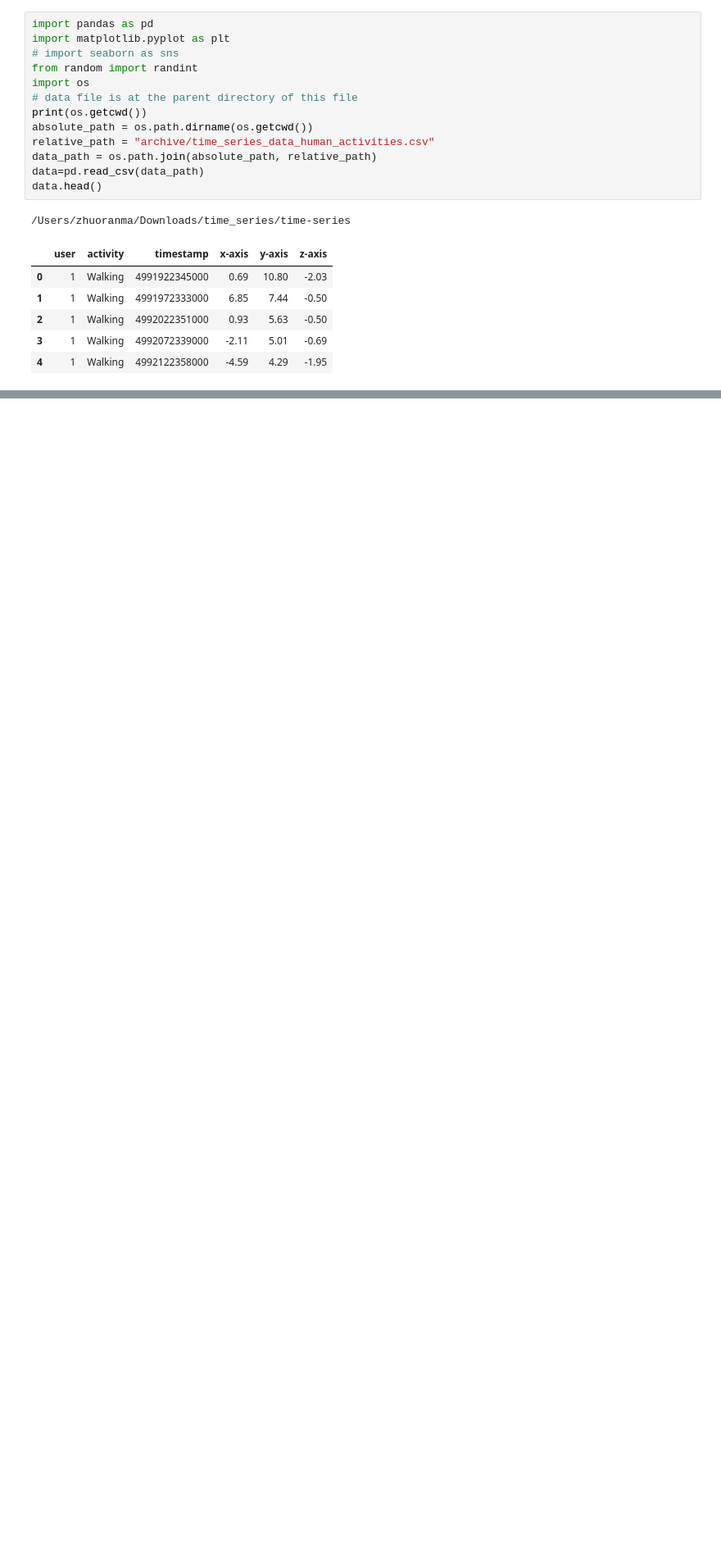
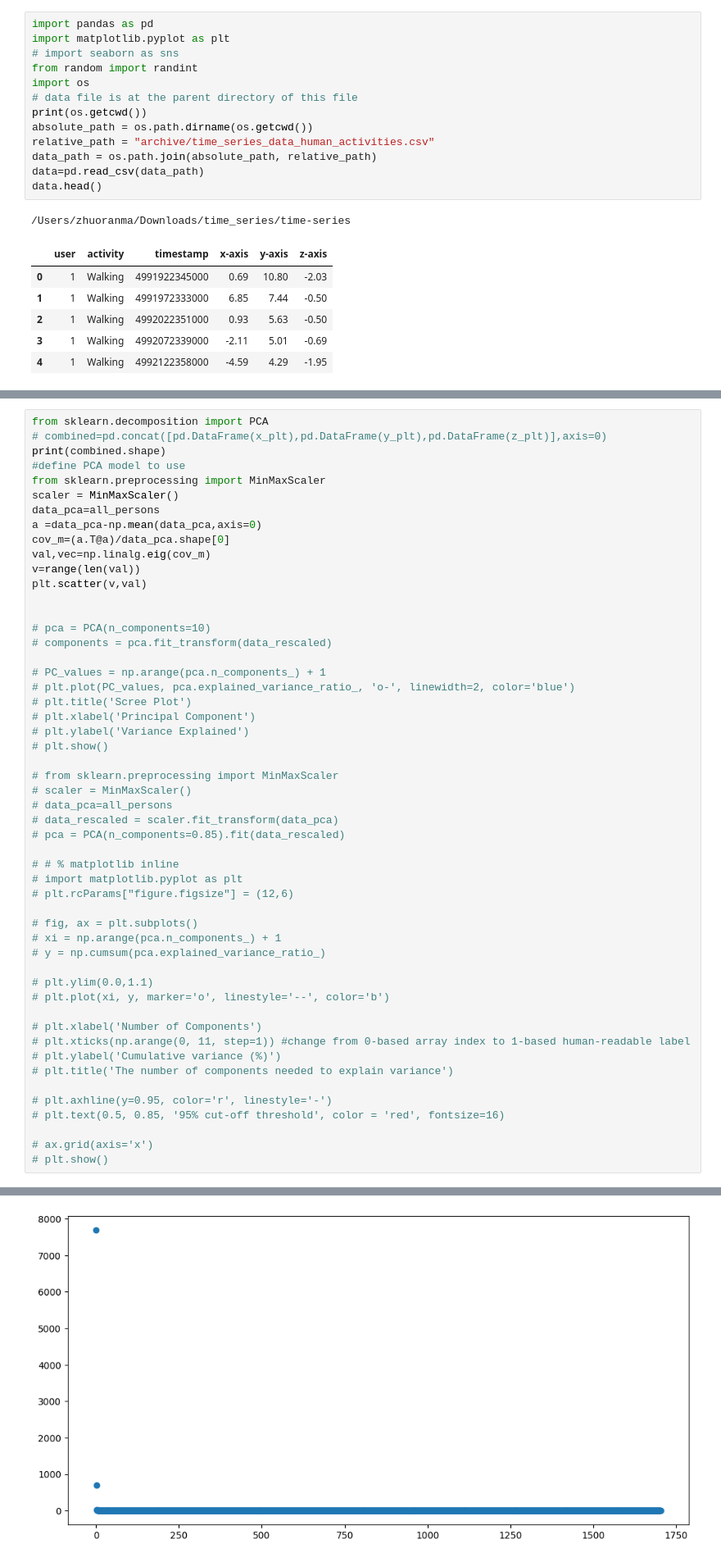
Before and after one commit to sarahtwystian/time-series, a Jupyter notebook: ACF_plot.ipynb, the cells around one changed output, grey strips where cells are left out. Shown at 82% size. Drawn from its saved outputs; the diff is of its cells as text; blank space fills up the shorter version.

```diff
--- a/ACF_plot.ipynb
+++ b/ACF_plot.ipynb
@@ -115,0 +213,53 @@ data (1000,)
+# %%
+from sklearn.decomposition import PCA
+# combined=pd.concat([pd.DataFrame(x_plt),pd.DataFrame(y_plt),pd.DataFrame(z_plt)],axis=0)
+print(combined.shape)
+#define PCA model to use
+from sklearn.preprocessing import MinMaxScaler
+scaler = MinMaxScaler()
+data_pca=all_persons
+a =data_pca-np.mean(data_pca,axis=0)
+cov_m=(a.T@a)/data_pca.shape[0]
+val,vec=np.linalg.eig(cov_m)
+v=range(len(val))
+plt.scatter(v,val)
+
+
+# pca = PCA(n_components=10)
+# components = pca.fit_transform(data_rescaled)
+
+# PC_values = np.arange(pca.n_components_) + 1
+# plt.plot(PC_values, pca.explained_variance_ratio_, 'o-', linewidth=2, color='blue')
+# plt.title('Scree Plot')
+# plt.xlabel('Principal Component')
+# plt.ylabel('Variance Explained')
+# plt.show()
+
+# from sklearn.preprocessing import MinMaxScaler
+# scaler = MinMaxScaler()
+# data_pca=all_persons
+# data_rescaled = scaler.fit_transform(data_pca)
+# pca = PCA(n_components=0.85).fit(data_rescaled)
+
+# # % matplotlib inline
+# import matplotlib.pyplot as plt
+# plt.rcParams["figure.figsize"] = (12,6)
+
+# fig, ax = plt.subplots()
+# xi = np.arange(pca.n_components_) + 1
+# y = np.cumsum(pca.explained_variance_ratio_)
+
+# plt.ylim(0.0,1.1)
+# plt.plot(xi, y, marker='o', linestyle='--', color='b')
+
+# plt.xlabel('Number of Components')
+# plt.xticks(np.arange(0, 11, step=1)) #change from 0-based array index to 1-based human-readable label
+# plt.ylabel('Cumulative variance (%)')
+# plt.title('The number of components needed to explain variance')
+
+# plt.axhline(y=0.95, color='r', linestyle='-')
+# plt.text(0.5, 0.85, '95% cut-off threshold', color = 'red', fontsize=16)
+
+# ax.grid(axis='x')
+# plt.show()
+# %% [output]
@@ -115,0 +268 @@ data (1000,)
+[figure, added]
```
Also changed, not shown: parts of 12 cells of this notebook.
